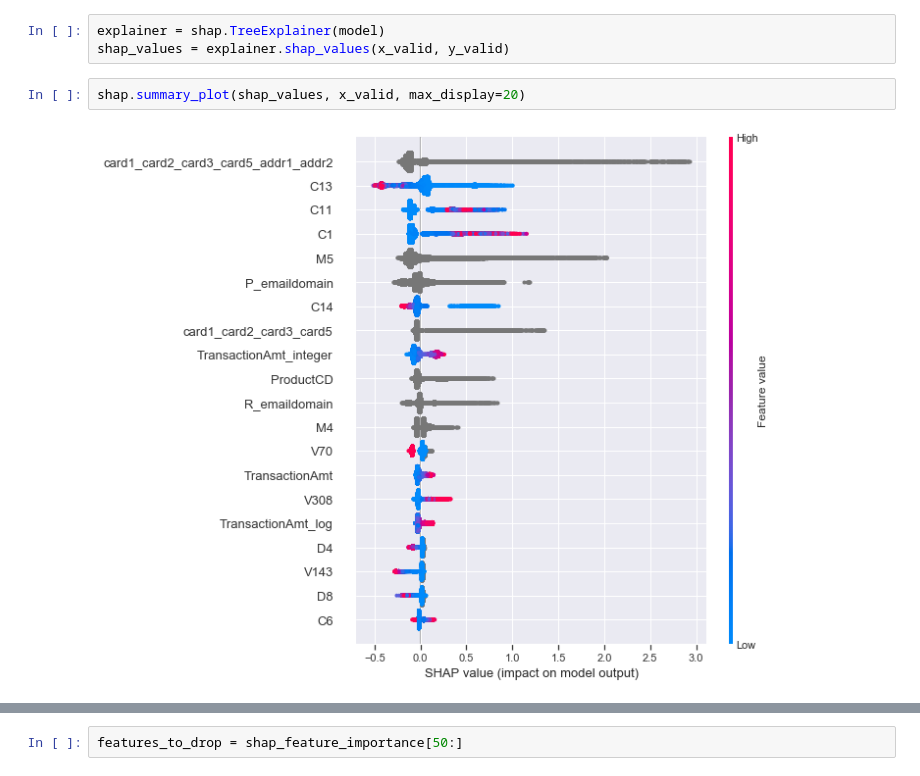
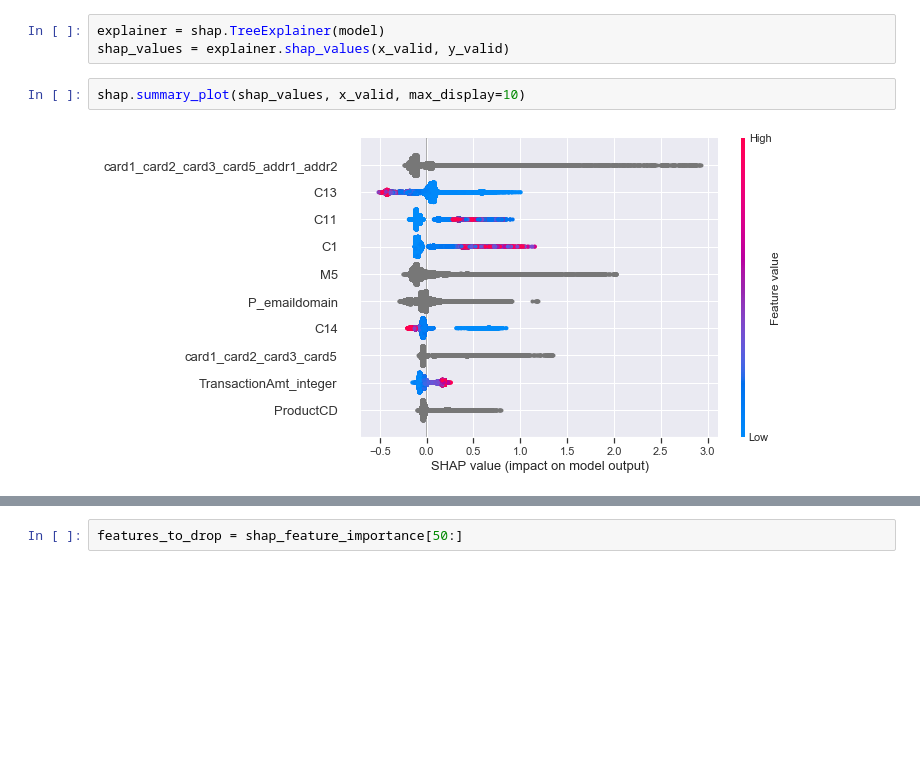
Before and after one commit to lyutovad/GU_DA_Kaggle, a Jupyter notebook: Homeworks/Homework6.ipynb, the cells around one changed output, grey strips where cells are left out. Saved outputs shown, nothing was run; the diff lists cells and outputs as text; blank space fills up the shorter version.

```diff
--- a/Homeworks/Homework6.ipynb
+++ b/Homeworks/Homework6.ipynb
@@ -253,9 +253,9 @@ Shrink model to first 463 iterations.
 explainer = shap.TreeExplainer(model)
 shap_values = explainer.shap_values(x_valid, y_valid)
 # %%
-shap.summary_plot(shap_values, x_valid, max_display=20)
+shap.summary_plot(shap_values, x_valid, max_display=10)
 # %% [output]
-[figure, old version]
+[figure, new version]
 # %%
 shap_feature_importance = pd.DataFrame(list(zip(x_valid.columns, np.abs(shap_values).mean(0))),columns=['feature','shap_values'])
 shap_feature_importance.sort_values(by=['shap_values'],ascending=False,inplace=True)
```
Also changed, not shown: parts of 12 cells of this notebook.
